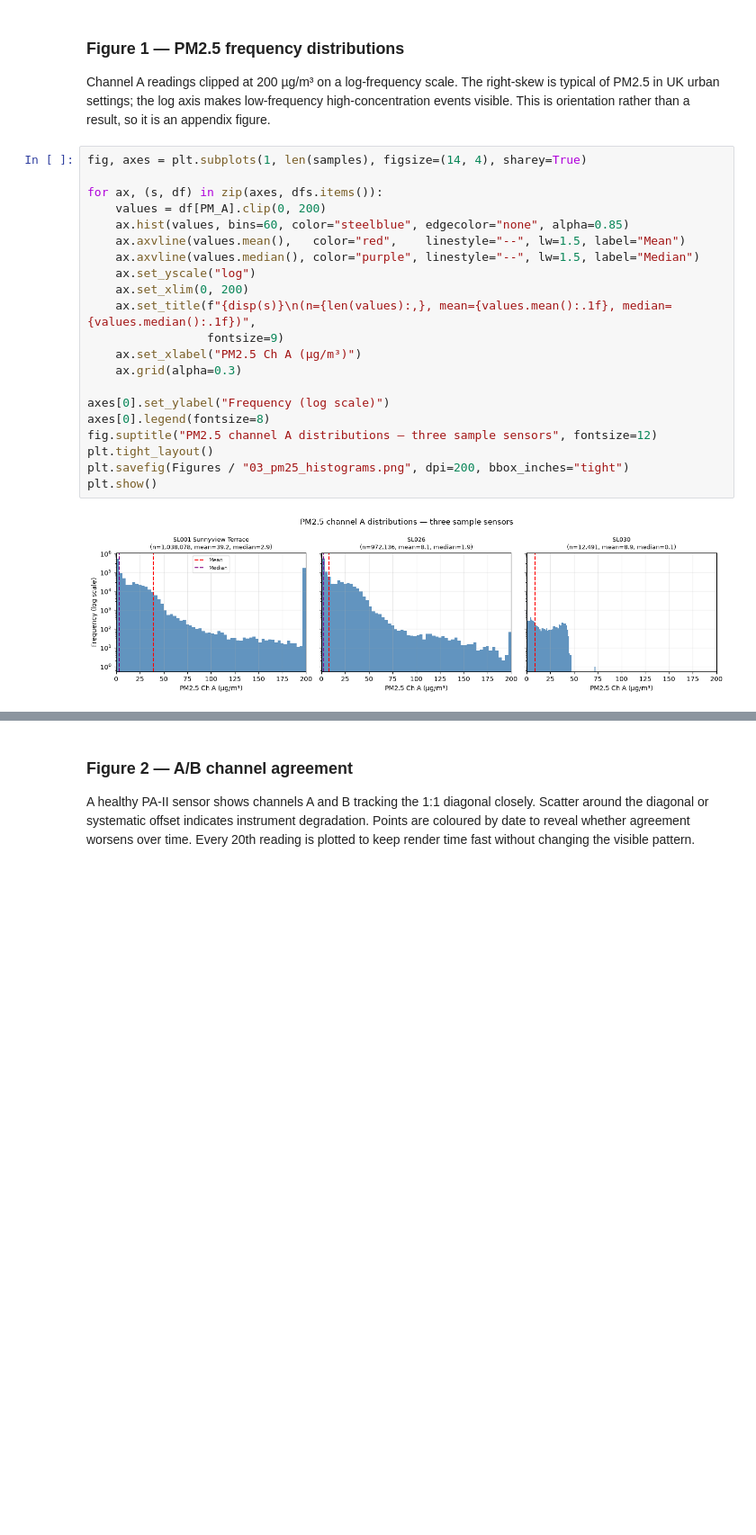
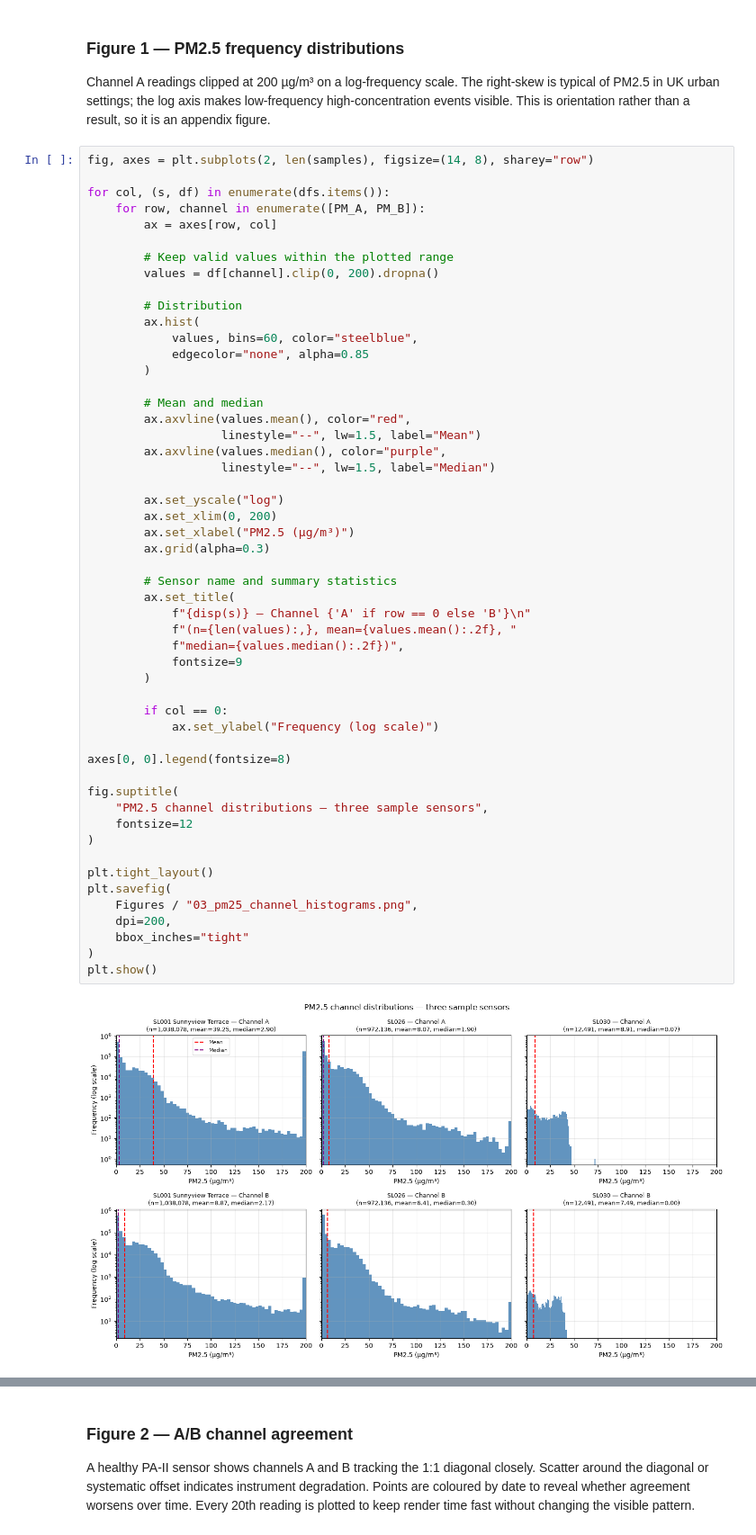
Before and after one commit to alisharifzade10/Dissertation-Project-Sensing-Leeds-Air-Quality-Predictive-Monitoring-and-Instrument-Performance, a Jupyter notebook: notebooks/03_explore_quality.ipynb, the cells around one changed output, grey strips where cells are left out. Shown at 90% size. Drawn from its saved outputs; the diff is of its cells as text; blank space fills up the shorter version.

```diff
--- a/notebooks/03_explore_quality.ipynb
+++ b/notebooks/03_explore_quality.ipynb
@@ -99,25 +99,56 @@ for s, df in dfs.items():
 
 Channel A readings clipped at 200 µg/m³ on a log-frequency scale. The right-skew is typical of PM2.5 in UK urban settings; the log axis makes low-frequency high-concentration events visible. This is orientation rather than a result, so it is an appendix figure.
 # %%
-fig, axes = plt.subplots(1, len(samples), figsize=(14, 4), sharey=True)
+fig, axes = plt.subplots(2, len(samples), figsize=(14, 8), sharey="row")
 
-for ax, (s, df) in zip(axes, dfs.items()):
-    values = df[PM_A].clip(0, 200)
-    ax.hist(values, bins=60, color="steelblue", edgecolor="none", alpha=0.85)
-    ax.axvline(values.mean(),   color="red",    linestyle="--", lw=1.5, label="Mean")
-    ax.axvline(values.median(), color="purple", linestyle="--", lw=1.5, label="Median")
-    ax.set_yscale("log")
-    ax.set_xlim(0, 200)
-    ax.set_title(f"{disp(s)}\n(n={len(values):,}, mean={values.mean():.1f}, median={values.median():.1f})",
-                 fontsize=9)
-    ax.set_xlabel("PM2.5 Ch A (µg/m³)")
-    ax.grid(alpha=0.3)
+for col, (s, df) in enumerate(dfs.items()):
+    for row, channel in enumerate([PM_A, PM_B]):
+        ax = axes[row, col]
 
-axes[0].set_ylabel("Frequency (log scale)")
-axes[0].legend(fontsize=8)
-fig.suptitle("PM2.5 channel A distributions — three sample sensors", fontsize=12)
+        # Keep valid values within the plotted range
+        values = df[channel].clip(0, 200).dropna()
+
+        # Distribution
+        ax.hist(
+            values, bins=60, color="steelblue",
+            edgecolor="none", alpha=0.85
+        )
+
+        # Mean and median
+        ax.axvline(values.mean(), color="red",
+                   linestyle="--", lw=1.5, label="Mean")
+        ax.axvline(values.median(), color="purple",
+                   linestyle="--", lw=1.5, label="Median")
+
+        ax.set_yscale("log")
+        ax.set_xlim(0, 200)
+        ax.set_xlabel("PM2.5 (µg/m³)")
+        ax.grid(alpha=0.3)
+
+        # Sensor name and summary statistics
+        ax.set_title(
+            f"{disp(s)} — Channel {'A' if row == 0 else 'B'}\n"
+            f"(n={len(values):,}, mean={values.mean():.2f}, "
+            f"median={values.median():.2f})",
+            fontsize=9
+        )
+
+        if col == 0:
+            ax.set_ylabel("Frequency (log scale)")
+
+axes[0, 0].legend(fontsize=8)
+
+fig.suptitle(
+    "PM2.5 channel distributions — three sample sensors",
+    fontsize=12
+)
+
 plt.tight_layout()
-plt.savefig(Figures / "03_pm25_histograms.png", dpi=200, bbox_inches="tight")
+plt.savefig(
+    Figures / "03_pm25_channel_histograms.png",
+    dpi=200,
+    bbox_inches="tight"
+)
 plt.show()
 # %% [output]
-[figure, old version]
+[figure, new version]
```
Also changed, not shown: parts of 1 cell of this notebook, 2 other files.
